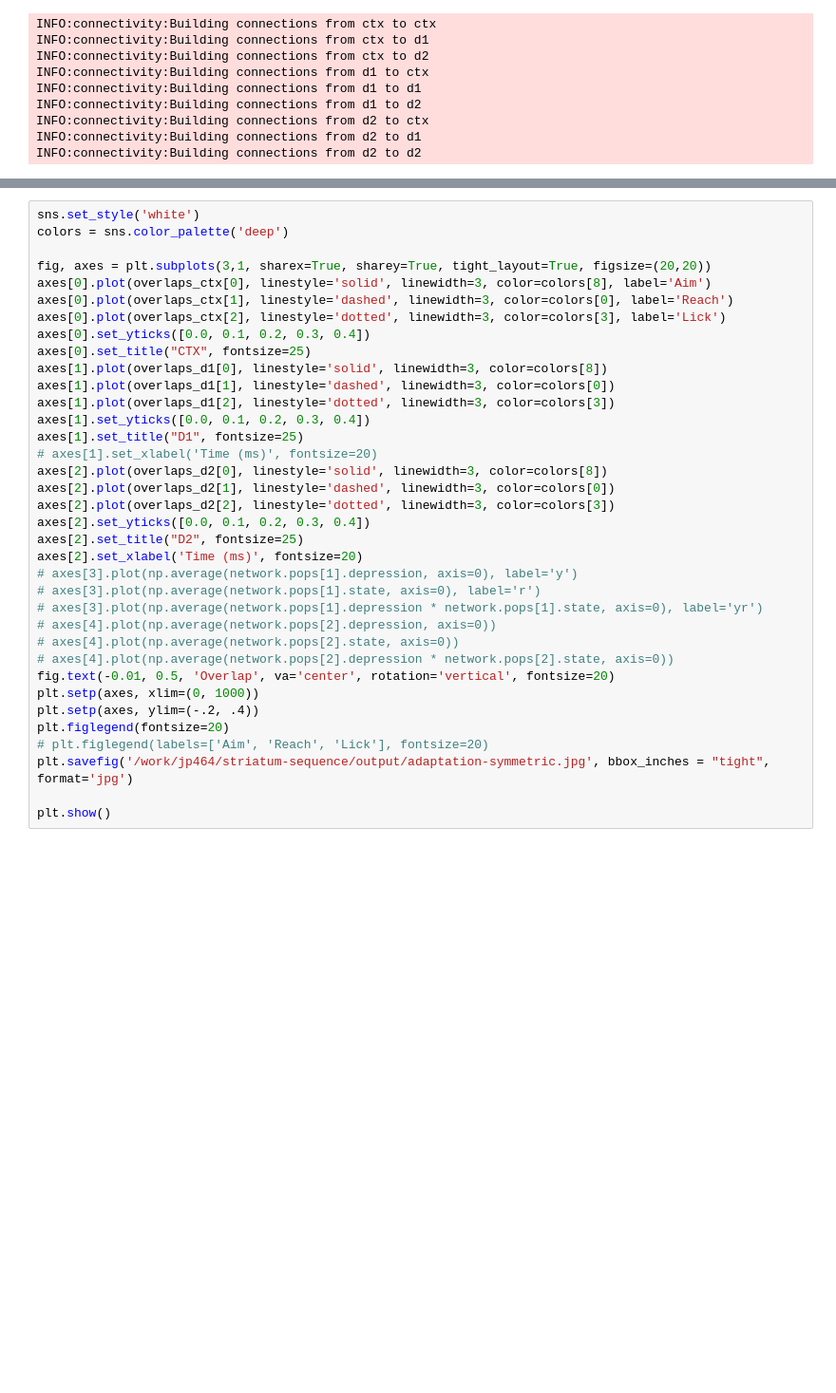
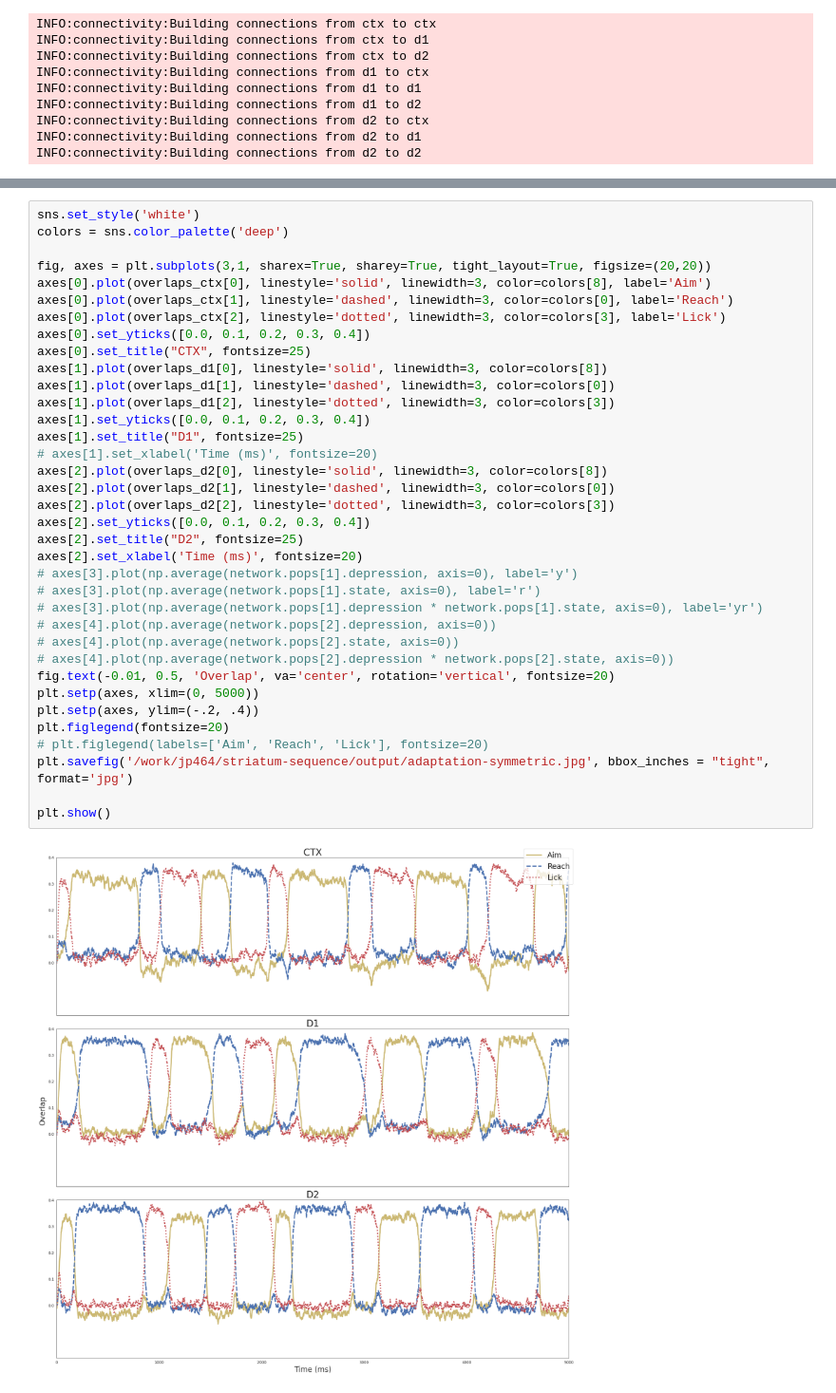
Before and after one commit to jp464/striatal-sequence, a Jupyter notebook: figures/article/1/net2-learning-adaptation.ipynb, the cells around one changed output, grey strips where cells are left out. Shown at 95% size. Cells and saved outputs as stored; diff of their text form; blank space fills up the shorter version.

```diff
--- a/figures/article/1/net2-learning-adaptation.ipynb
+++ b/figures/article/1/net2-learning-adaptation.ipynb
@@ -99,31 +80,33 @@ fig, axes = plt.subplots(3,1, sharex=True, sharey=True, tight_layout=True, figsi
 axes[0].plot(overlaps_ctx[0], linestyle='solid', linewidth=3, color=colors[8], label='Aim')
 axes[0].plot(overlaps_ctx[1], linestyle='dashed', linewidth=3, color=colors[0], label='Reach')
 axes[0].plot(overlaps_ctx[2], linestyle='dotted', linewidth=3, color=colors[3], label='Lick')
 axes[0].set_yticks([0.0, 0.1, 0.2, 0.3, 0.4])
 axes[0].set_title("CTX", fontsize=25)
 axes[1].plot(overlaps_d1[0], linestyle='solid', linewidth=3, color=colors[8])
 axes[1].plot(overlaps_d1[1], linestyle='dashed', linewidth=3, color=colors[0])
 axes[1].plot(overlaps_d1[2], linestyle='dotted', linewidth=3, color=colors[3])
 axes[1].set_yticks([0.0, 0.1, 0.2, 0.3, 0.4])
 axes[1].set_title("D1", fontsize=25)
 # axes[1].set_xlabel('Time (ms)', fontsize=20)
 axes[2].plot(overlaps_d2[0], linestyle='solid', linewidth=3, color=colors[8])
 axes[2].plot(overlaps_d2[1], linestyle='dashed', linewidth=3, color=colors[0])
 axes[2].plot(overlaps_d2[2], linestyle='dotted', linewidth=3, color=colors[3])
 axes[2].set_yticks([0.0, 0.1, 0.2, 0.3, 0.4])
 axes[2].set_title("D2", fontsize=25)
 axes[2].set_xlabel('Time (ms)', fontsize=20)
 # axes[3].plot(np.average(network.pops[1].depression, axis=0), label='y')
 # axes[3].plot(np.average(network.pops[1].state, axis=0), label='r')
 # axes[3].plot(np.average(network.pops[1].depression * network.pops[1].state, axis=0), label='yr')
 # axes[4].plot(np.average(network.pops[2].depression, axis=0))
 # axes[4].plot(np.average(network.pops[2].state, axis=0))
 # axes[4].plot(np.average(network.pops[2].depression * network.pops[2].state, axis=0))
 fig.text(-0.01, 0.5, 'Overlap', va='center', rotation='vertical', fontsize=20)
-plt.setp(axes, xlim=(0, 1000))
+plt.setp(axes, xlim=(0, 5000))
 plt.setp(axes, ylim=(-.2, .4))
 plt.figlegend(fontsize=20)
 # plt.figlegend(labels=['Aim', 'Reach', 'Lick'], fontsize=20)
 plt.savefig('/work/jp464/striatum-sequence/output/adaptation-symmetric.jpg', bbox_inches = "tight", format='jpg')
 
 plt.show()
+# %% [output]
+[figure, added]
```
Also changed, not shown: parts of 2 cells of this notebook, 4 other files.
